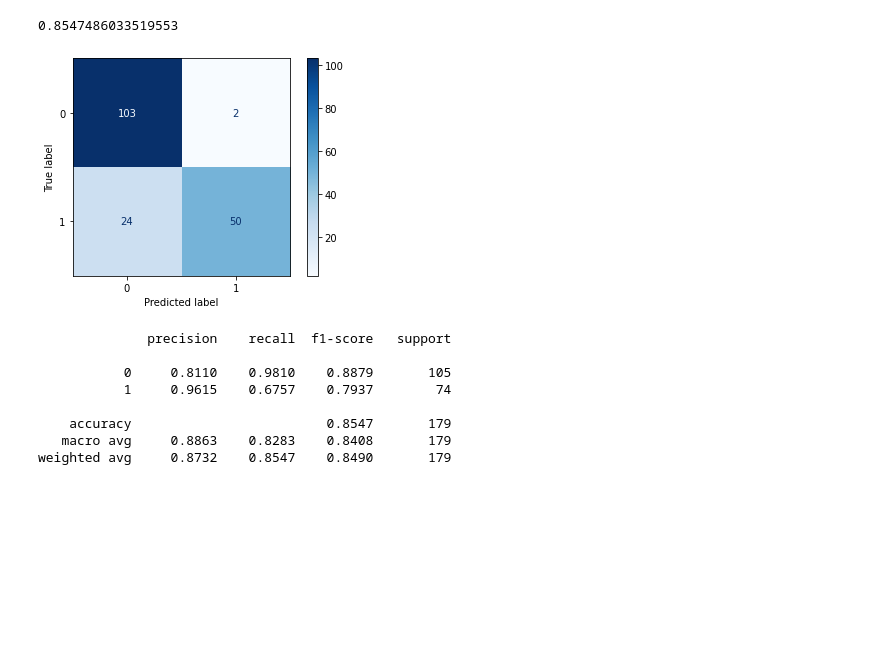
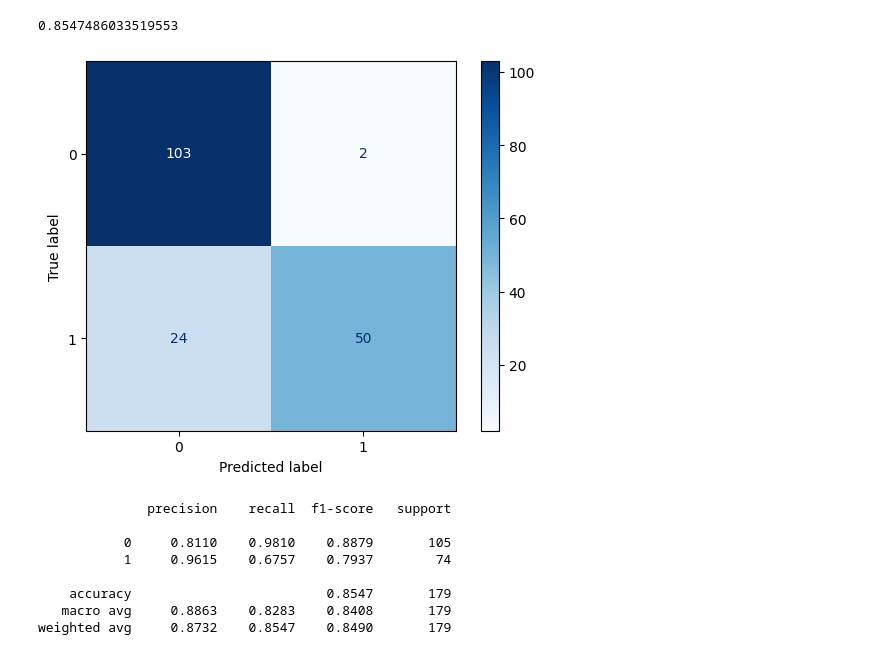
Before and after one commit to mhornstein/Tabular-Data-Science-Final-Project, a Jupyter notebook: MAGIC-notebooks/Titanic.ipynb, the cells around one changed output. Cells and saved outputs as stored; diff of their text form; code cells hidden in the pictures; blank space fills up the shorter version.

```diff
--- a/MAGIC-notebooks/Titanic.ipynb
+++ b/MAGIC-notebooks/Titanic.ipynb
@@ -25,7 +25,7 @@ from sklearn.model_selection import GridSearchCV
 # %% [markdown]
 ## Exploratory Data Analysis
 # %%
-df = pd.read_csv("/content/drive/MyDrive/שנה א' - סמסטר א'/מדעי נתונים טבלאיים/מחברות לפרוייקט/titanic_data.csv")
+df = pd.read_csv("./data/titanic_data.csv")
 df.head()
 # %% [output]
 |  | PassengerId | Survived | Pclass | Name | Sex | Age | SibSp | Parch | Ticket | Fare | ... |
@@ -240,9 +240,9 @@ svm.score(X_test, y_test)
 # %% [output]
 0.8547486033519553
 # %%
-plot_confusion_matrix(svm, X_test, y_test,values_format="d",cmap='Blues');
+ConfusionMatrixDisplay.from_estimator(svm, X_test, y_test,values_format="d",cmap='Blues');
 # %% [output]
-[figure, old version]
+[figure, new version]
 # %%
 pred1=svm.predict(X_test)
 print(classification_report(y_test,pred1,digits=4))
```
Also changed, not shown: parts of 8 cells of this notebook, 2 other files.
